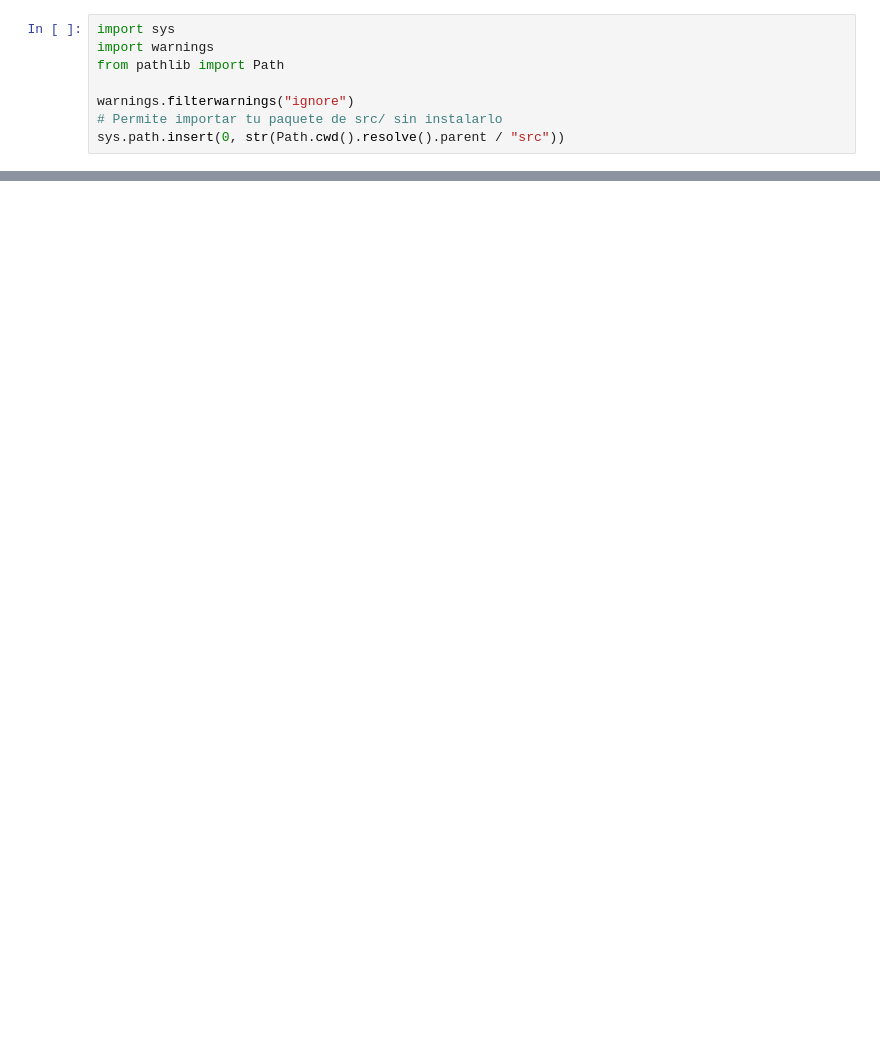
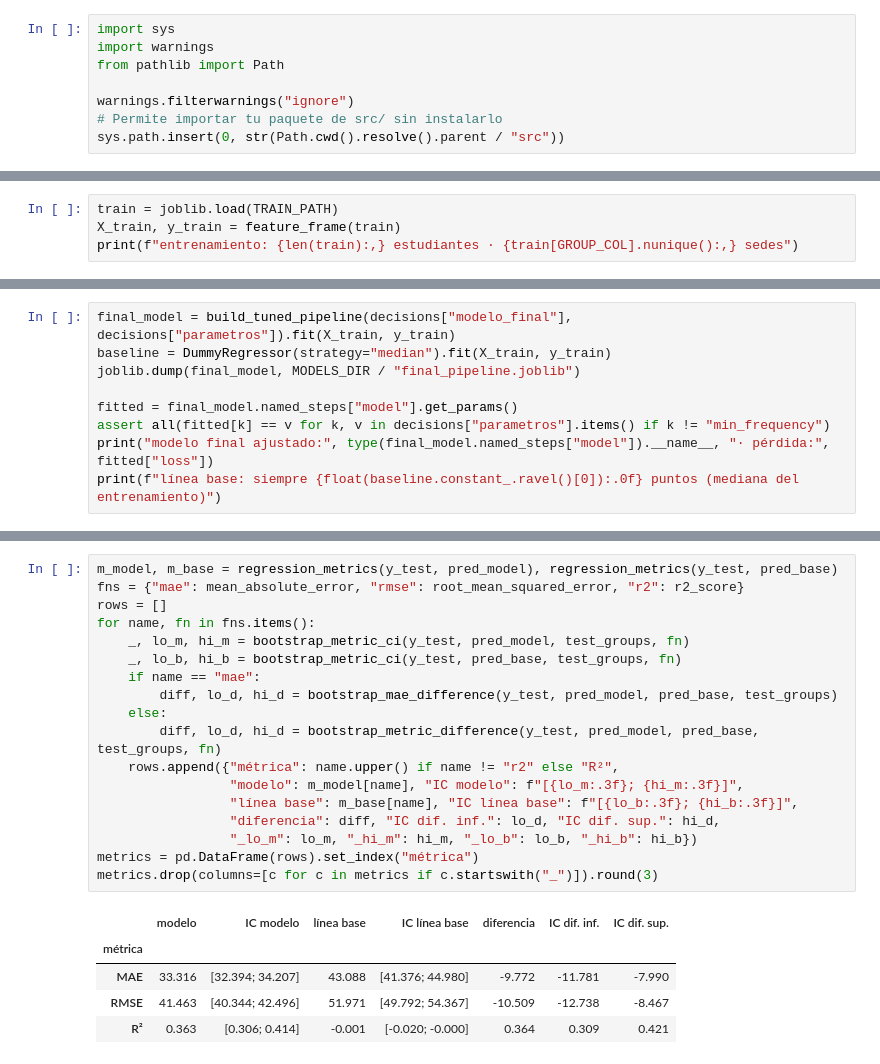
Before and after one commit to nandoossa/Proyecto_clase_grupo10, a Jupyter notebook: notebooks/07_validacion_interpretacion.ipynb, the cells around one changed output, grey strips where cells are left out. Drawn from its saved outputs; the diff is of its cells as text; blank space fills up the shorter version.

```diff
--- a/notebooks/07_validacion_interpretacion.ipynb
+++ b/notebooks/07_validacion_interpretacion.ipynb
@@ -191,0 +56,4 @@ else:
+# %%
+train = joblib.load(TRAIN_PATH)
+X_train, y_train = feature_frame(train)
+print(f"entrenamiento: {len(train):,} estudiantes · {train[GROUP_COL].nunique():,} sedes")
@@ -191,0 +128,9 @@ else:
+# %%
+final_model = build_tuned_pipeline(decisions["modelo_final"], decisions["parametros"]).fit(X_train, y_train)
+baseline = DummyRegressor(strategy="median").fit(X_train, y_train)
+joblib.dump(final_model, MODELS_DIR / "final_pipeline.joblib")
+
+fitted = final_model.named_steps["model"].get_params()
+assert all(fitted[k] == v for k, v in decisions["parametros"].items() if k != "min_frequency")
+print("modelo final ajustado:", type(final_model.named_steps["model"]).__name__, "· pérdida:", fitted["loss"])
+print(f"línea base: siempre {float(baseline.constant_.ravel()[0]):.0f} puntos (mediana del entrenamiento)")
@@ -191,0 +184,24 @@ else:
+# %%
+m_model, m_base = regression_metrics(y_test, pred_model), regression_metrics(y_test, pred_base)
+fns = {"mae": mean_absolute_error, "rmse": root_mean_squared_error, "r2": r2_score}
+rows = []
+for name, fn in fns.items():
+    _, lo_m, hi_m = bootstrap_metric_ci(y_test, pred_model, test_groups, fn)
+    _, lo_b, hi_b = bootstrap_metric_ci(y_test, pred_base, test_groups, fn)
+    if name == "mae":
+        diff, lo_d, hi_d = bootstrap_mae_difference(y_test, pred_model, pred_base, test_groups)
+    else:
+        diff, lo_d, hi_d = bootstrap_metric_difference(y_test, pred_model, pred_base, test_groups, fn)
+    rows.append({"métrica": name.upper() if name != "r2" else "R²",
+                 "modelo": m_model[name], "IC modelo": f"[{lo_m:.3f}; {hi_m:.3f}]",
+                 "línea base": m_base[name], "IC línea base": f"[{lo_b:.3f}; {hi_b:.3f}]",
+                 "diferencia": diff, "IC dif. inf.": lo_d, "IC dif. sup.": hi_d,
+                 "_lo_m": lo_m, "_hi_m": hi_m, "_lo_b": lo_b, "_hi_b": hi_b})
+metrics = pd.DataFrame(rows).set_index("métrica")
+metrics.drop(columns=[c for c in metrics if c.startswith("_")]).round(3)
+# %% [output]
+|  | modelo | IC modelo | línea base | IC línea base | diferencia | IC dif. inf. | IC dif. sup. |
+| métrica |  |  |  |  |  |  |  |
+| MAE | 33.316 | [32.394; 34.207] | 43.088 | [41.376; 44.980] | -9.772 | -11.781 | -7.990 |
+| RMSE | 41.463 | [40.344; 42.496] | 51.971 | [49.792; 54.367] | -10.509 | -12.738 | -8.467 |
+| R² | 0.363 | [0.306; 0.414] | -0.001 | [-0.020; -0.000] | 0.364 | 0.309 | 0.421 |
```
Also changed, not shown: parts of 41 cells of this notebook, 18 other files.
